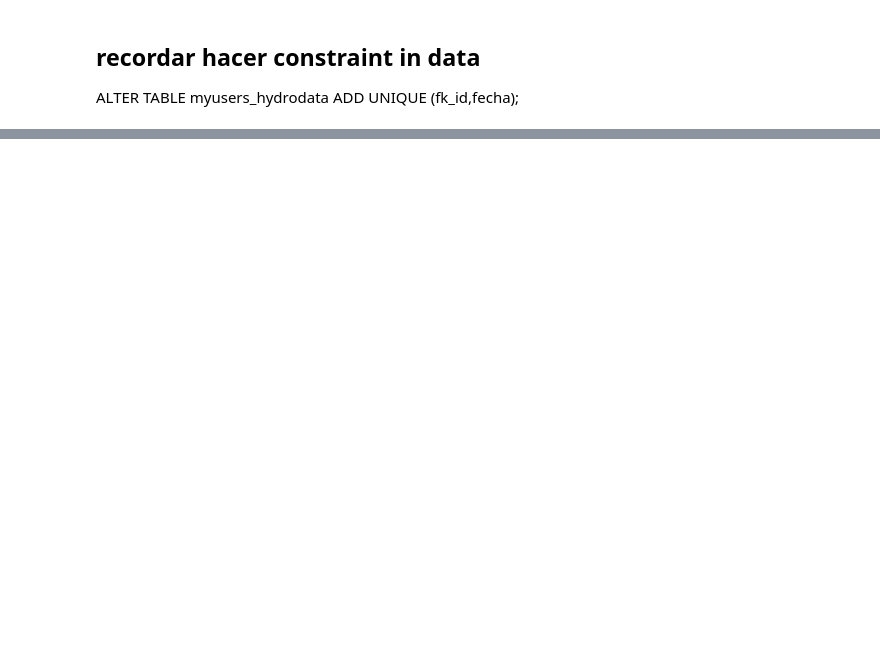
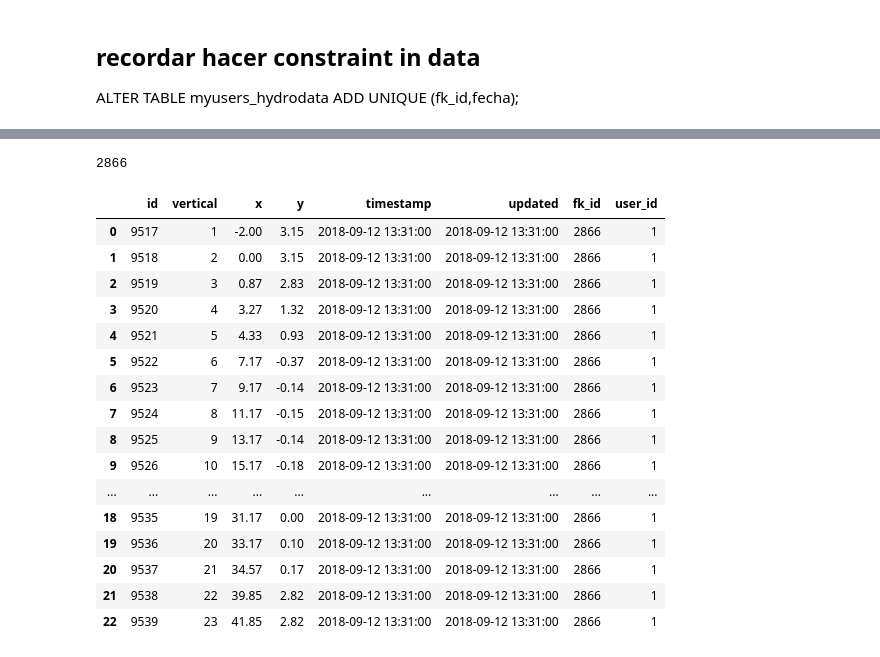
Before and after one commit to vanesalo10/CPR, a Jupyter notebook: migration/test.ipynb, the cells around one changed output, grey strips where cells are left out. Saved outputs shown, nothing was run; the diff lists cells and outputs as text; code cells hidden in the pictures; blank space fills up the shorter version.

```diff
--- a/migration/test.ipynb
+++ b/migration/test.ipynb
@@ -211,0 +171,26 @@ self.plot_level(self.level(start,end,local=True)/100.0)
+# %%
+self.last_bat_id
+# %% [output]
+2866
+# %%
+bat = self.last_bat
+# %%
+bat
+# %% [output]
+|  | id | vertical | x | y | timestamp | updated | fk_id | user_id |
+| 0 | 9517 | 1 | -2.00 | 3.15 | 2018-09-12 13:31:00 | 2018-09-12 13:31:00 | 2866 | 1 |
+| 1 | 9518 | 2 | 0.00 | 3.15 | 2018-09-12 13:31:00 | 2018-09-12 13:31:00 | 2866 | 1 |
+| 2 | 9519 | 3 | 0.87 | 2.83 | 2018-09-12 13:31:00 | 2018-09-12 13:31:00 | 2866 | 1 |
+| 3 | 9520 | 4 | 3.27 | 1.32 | 2018-09-12 13:31:00 | 2018-09-12 13:31:00 | 2866 | 1 |
+| 4 | 9521 | 5 | 4.33 | 0.93 | 2018-09-12 13:31:00 | 2018-09-12 13:31:00 | 2866 | 1 |
+| 5 | 9522 | 6 | 7.17 | -0.37 | 2018-09-12 13:31:00 | 2018-09-12 13:31:00 | 2866 | 1 |
+| 6 | 9523 | 7 | 9.17 | -0.14 | 2018-09-12 13:31:00 | 2018-09-12 13:31:00 | 2866 | 1 |
+| 7 | 9524 | 8 | 11.17 | -0.15 | 2018-09-12 13:31:00 | 2018-09-12 13:31:00 | 2866 | 1 |
+| 8 | 9525 | 9 | 13.17 | -0.14 | 2018-09-12 13:31:00 | 2018-09-12 13:31:00 | 2866 | 1 |
+| 9 | 9526 | 10 | 15.17 | -0.18 | 2018-09-12 13:31:00 | 2018-09-12 13:31:00 | 2866 | 1 |
+| ... | ... | ... | ... | ... | ... | ... | ... | ... |
+| 18 | 9535 | 19 | 31.17 | 0.00 | 2018-09-12 13:31:00 | 2018-09-12 13:31:00 | 2866 | 1 |
+| 19 | 9536 | 20 | 33.17 | 0.10 | 2018-09-12 13:31:00 | 2018-09-12 13:31:00 | 2866 | 1 |
+| 20 | 9537 | 21 | 34.57 | 0.17 | 2018-09-12 13:31:00 | 2018-09-12 13:31:00 | 2866 | 1 |
+| 21 | 9538 | 22 | 39.85 | 2.82 | 2018-09-12 13:31:00 | 2018-09-12 13:31:00 | 2866 | 1 |
+| 22 | 9539 | 23 | 41.85 | 2.82 | 2018-09-12 13:31:00 | 2018-09-12 13:31:00 | 2866 | 1 |
```
Also changed, not shown: parts of 11 cells of this notebook, 3 other files.
